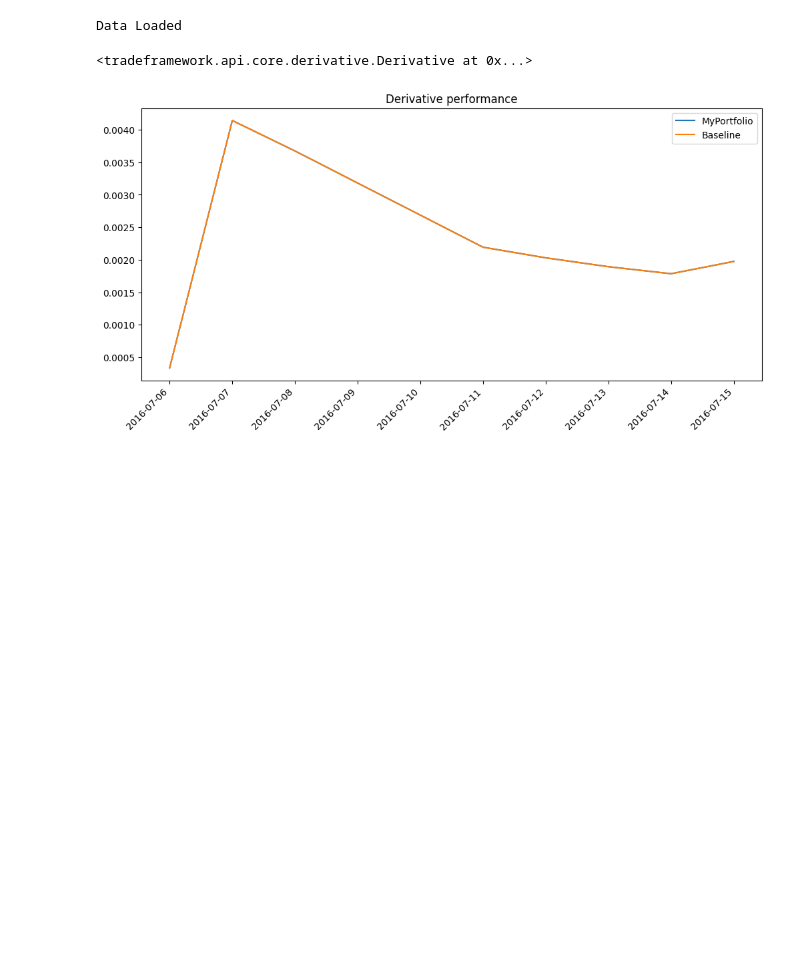
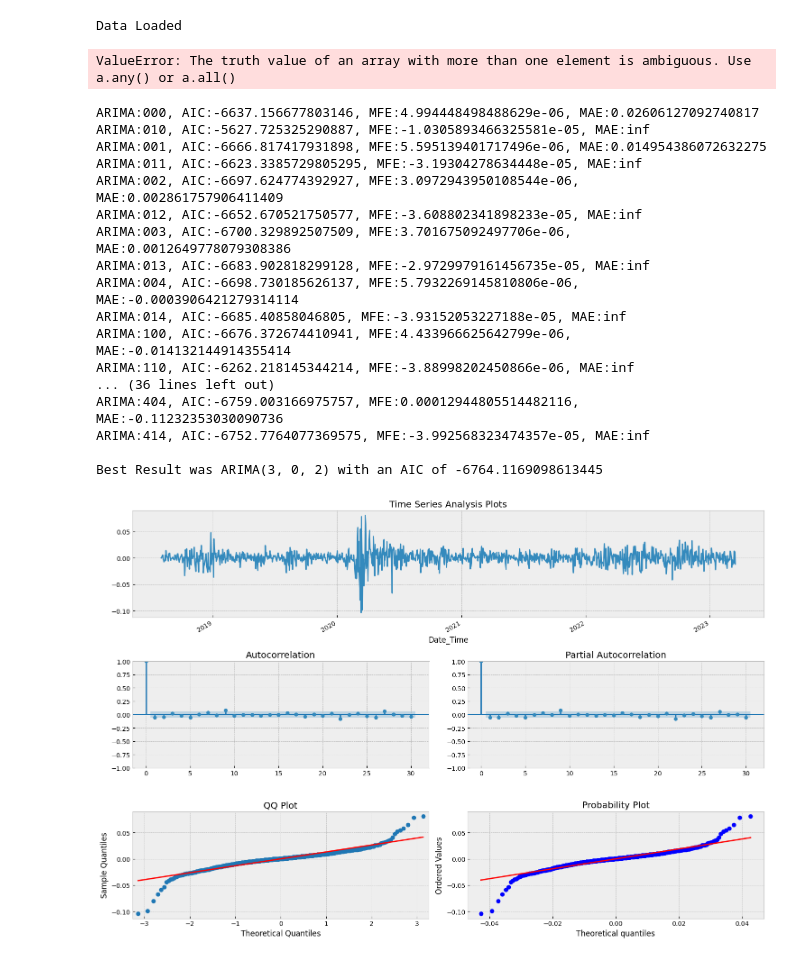
Before and after one commit to cwilko/tradeframework-models, a Jupyter notebook: samples/Sandbox.ipynb, the cells around one changed output. Cells and saved outputs as stored; diff of their text form; code cells hidden in the pictures; blank space fills up the shorter version.

Commit message:
ARIMA models

```diff
--- a/samples/Sandbox.ipynb
+++ b/samples/Sandbox.ipynb
@@ -101,31 +103,47 @@ p = env.createDerivative("MyPortfolio", weightGenerator=env.createOptimizer("Equ
 env.setPortfolio(p)
 
 # Create baseline as an unweighted asset
-baseline = env.createDerivative("Baseline", weightGenerator=env.createModel("BuyAndHold", opts={"start":"19:00", "end":"20:00", "barOnly": True}))
+baseline = env.createDerivative("Baseline Signal", weightGenerator=env.createModel("BuyAndHold", opts={"barOnly": False}))
 baseline.addStoredAsset(["DOW"])
 p.addAsset(baseline, weighted=False)
 
+# Create baseline as an unweighted asset
+baseline2 = env.createDerivative("MaxReturn", weightGenerator=env.createModel("MaxReturn", opts={"start":"19:00", "end":"20:00", "barOnly": True}))
+baseline2.addStoredAsset(["DOW"])
+#p.addAsset(baseline2, weighted=False)
+
+# Create baseline as an unweighted asset
+baseline3 = env.createDerivative("MinReturn", weightGenerator=env.createModel("MinReturn", opts={"start":"19:00", "end":"20:00", "barOnly": True}))
+baseline3.addStoredAsset(["DOW"])
+#p.addAsset(baseline3, weighted=False)
+
 # BuyAndHold
+""" p.addAsset(
+    env.createDerivative(
+        "BuyAndHold",
+        weightGenerator=env.createModel(
+            "BuyAndHold",
+            #opts={"start":"19:00", "end":"20:00", "barOnly": True}
+            opts={"barOnly": False}
+        )).addStoredAsset(["DOW"]))
+ """
+# ARIMA
+p.addAsset(
+    env.createDerivative(
+        "ARIMA",
+        weightGenerator=ARIMA(env, AR=1, I=1, MA=3, window=24*5*4*3, fit="inSample", params=params, barOnly=True)).addStoredAsset(["DOW"]))
+
+# ML Model
 #p.addAsset(
 #    env.createDerivative(
-#        "BuyAndHold",
+#        "mlmodel",
 #        weightGenerator=env.createModel(
-#            "BuyAndHold",
-#            opts={"start":"15:00", "end":"16:00", "barOnly": True}
+#            "MIBasicModel",
+#            modelModule="tradeframework.models.remote",
+#            opts={"window": 2, "modelSvr": modelsvr, "secret":"marketinsights-k8s-cred", "trainingRunId":"mlmodel", "threshold":0.8, "barOnly": True}
 #        )).addStoredAsset(["DOW"]))
-
-
-# ML Model
-p.addAsset(
-    env.createDerivative(
-        "mlmodel",
-        weightGenerator=env.createModel(
-            "MIBasicModel",
-            modelModule="tradeframework.models.remote",
-            opts={"window": 2, "modelSvr": modelsvr, "trainingRunId":"testModel-4b8fcc0053f13d518c4056ba9e1e3cdc", "barOnly": True}
-        )).addStoredAsset(["DOW"]))
 
 # Feed data into the portfolio
 env.refresh()
 # %% [output]
-<tradeframework.api.core.derivative.Derivative at 0x...>
+ValueError: The truth value of an array with more than one element is ambiguous. Use a.any() or a.all()
@@ -132,9 +152,32 @@ env.refresh()
 # %%
 from tradeframework.api.insights import InsightManager
+import warnings
+warnings.filterwarnings("ignore")
 
 im = InsightManager(p)
-im.addInsightGenerator(im.createInsightGenerator("BasicPlot", opts={"baseline": p.assets[0]}))
+im.addInsightGenerator(im.createInsightGenerator("ARIMAFit", opts={"series":"returns"}))
+#im.addInsightGenerator(im.createInsightGenerator("AnalysisPlot", opts={"lags":30}))
+#im.addInsightGenerator(im.createInsightGenerator("OHLCPlot"))
+#im.addInsightGenerator(im.createInsightGenerator("PerfSummary", opts={"baseline": p.assets[0], "level": .95, "iterations":10000}))
+#im.addInsightGenerator(im.createInsightGenerator("StatisticalTests", opts={"baseline": p.assets[0], "level": .95, "iterations":10000}))
 
 results = im.generateInsights()
 # %% [output]
+ARIMA:000, AIC:-6637.156677803146, MFE:4.994448498488629e-06, MAE:0.02606127092740817
+ARIMA:010, AIC:-5627.725325290887, MFE:-1.0305893466325581e-05, MAE:inf
+ARIMA:001, AIC:-6666.817417931898, MFE:5.595139401717496e-06, MAE:0.014954386072632275
+ARIMA:011, AIC:-6623.3385729805295, MFE:-3.19304278634448e-05, MAE:inf
+ARIMA:002, AIC:-6697.624774392927, MFE:3.0972943950108544e-06, MAE:0.002861757906411409
+ARIMA:012, AIC:-6652.670521750577, MFE:-3.608802341898233e-05, MAE:inf
+ARIMA:003, AIC:-6700.329892507509, MFE:3.701675092497706e-06, MAE:0.0012649778079308386
+ARIMA:013, AIC:-6683.902818299128, MFE:-2.9729979161456735e-05, MAE:inf
+ARIMA:004, AIC:-6698.730185626137, MFE:5.7932269145810806e-06, MAE:-0.0003906421279314114
+ARIMA:014, AIC:-6685.40858046805, MFE:-3.93152053227188e-05, MAE:inf
+ARIMA:100, AIC:-6676.372674410941, MFE:4.433966625642799e-06, MAE:-0.014132144914355414
+ARIMA:110, AIC:-6262.218145344214, MFE:-3.88998202450866e-06, MAE:inf
+... (36 lines left out)
+ARIMA:404, AIC:-6759.003166975757, MFE:0.00012944805514482116, MAE:-0.11232353030090736
+ARIMA:414, AIC:-6752.7764077369575, MFE:-3.992568323474357e-05, MAE:inf
+
+Best Result was ARIMA(3, 0, 2) with an AIC of -6764.1169098613445
-[figure, old version]
+[figure, new version]
```
Also changed, not shown: parts of 31 cells of this notebook, 3 other files.
